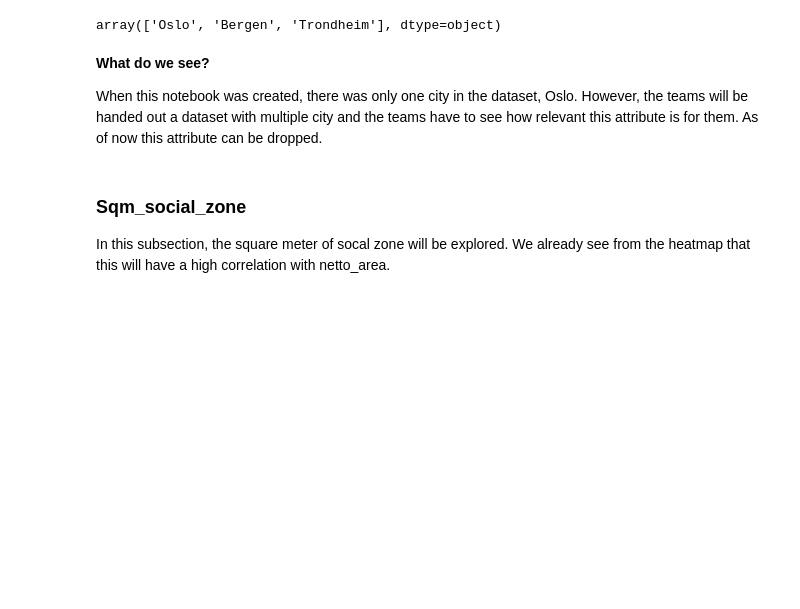
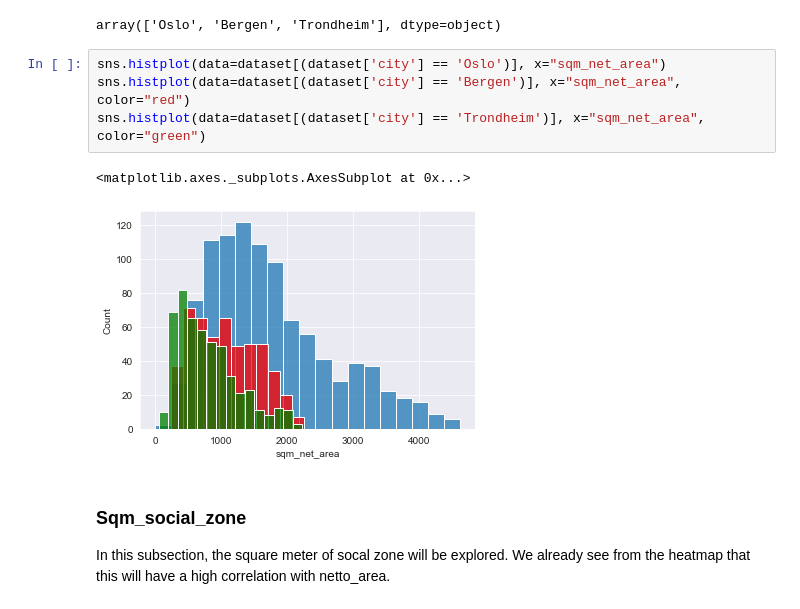
Before and after one commit to arealizeai/code2021-ML-case, a Jupyter notebook: 2-New_dataset_introduction_notebook.ipynb, the cells around one changed output. Drawn from its saved outputs; the diff is of its cells as text; blank space fills up the shorter version.

Commit message:
Improved the graphs in new dataset notebook

```diff
--- a/2-New_dataset_introduction_notebook.ipynb
+++ b/2-New_dataset_introduction_notebook.ipynb
@@ -137,10 +137,13 @@ In this subsection, the city attribute of the dataset will be explored.
 dataset['city'].unique()
 # %% [output]
 array(['Oslo', 'Bergen', 'Trondheim'], dtype=object)
-# %% [markdown]
-**What do we see?**
-
-When this notebook was created, there was only one city in the dataset, Oslo. However, the teams will be handed out a dataset with multiple city and the teams have to see how relevant this attribute is for them. As of now this attribute can be dropped.
+# %%
+sns.histplot(data=dataset[(dataset['city'] == 'Oslo')], x="sqm_net_area")
+sns.histplot(data=dataset[(dataset['city'] == 'Bergen')], x="sqm_net_area", color="red")
+sns.histplot(data=dataset[(dataset['city'] == 'Trondheim')], x="sqm_net_area", color="green")
+# %% [output]
+<matplotlib.axes._subplots.AxesSubplot at 0x...>
+[figure, added]
 # %% [markdown]
 ### Sqm_social_zone
 In this subsection, the square meter of socal zone will be explored. We already see from the heatmap that this will have a high correlation with netto_area.
```
Also changed, not shown: parts of 27 cells of this notebook.
